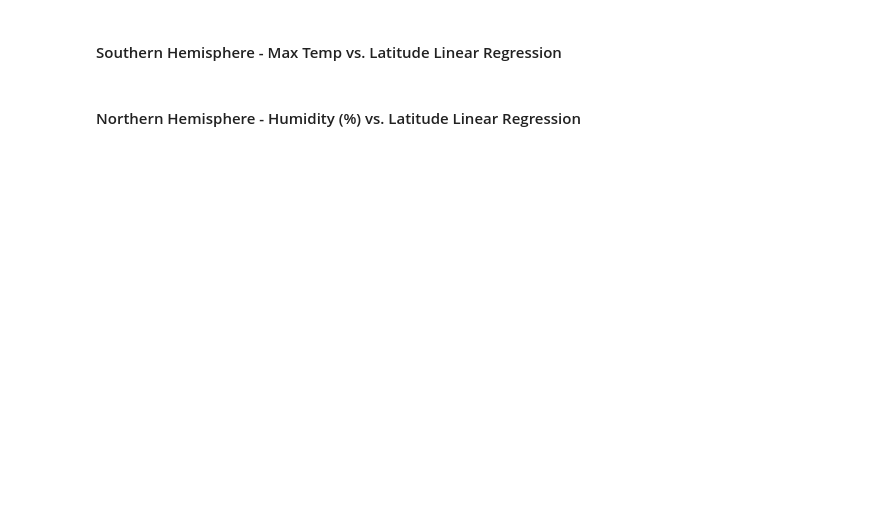
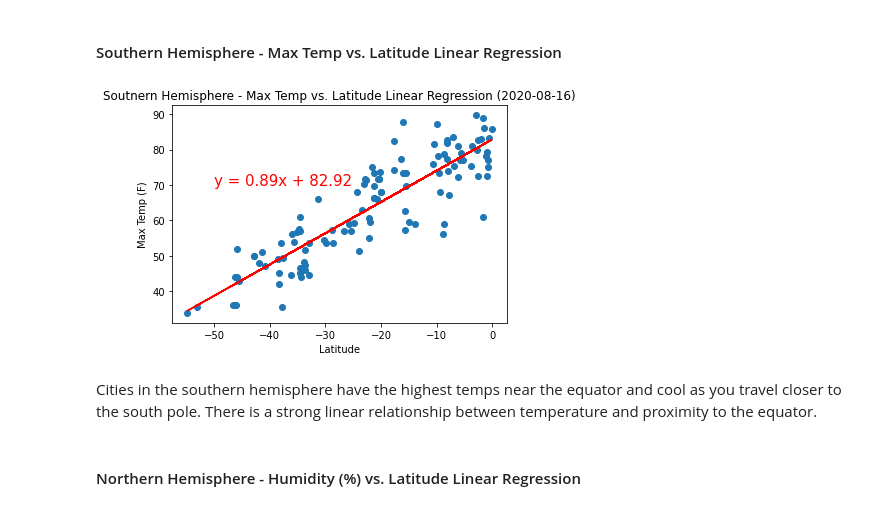
Before and after one commit to ramirezgc/python-api-challenge, a Jupyter notebook: WeatherPy/WeatherPy.ipynb, the cells around one changed output. Drawn from its saved outputs; the diff is of its cells as text; code cells hidden in the pictures; blank space fills up the shorter version.

```diff
--- a/WeatherPy/WeatherPy.ipynb
+++ b/WeatherPy/WeatherPy.ipynb
@@ -229,4 +268,19 @@ plt.show()
 # %% [markdown]
 ####  Southern Hemisphere - Max Temp vs. Latitude Linear Regression
+# %%
+equation = linear_regression(south_df["Lat"], south_df["Max Temp"])
+annotate(equation, -50, 70)
+
+plt.title(f"Soutnern Hemisphere - Max Temp vs. Latitude Linear Regression ({city_date})")
+plt.xlabel("Latitude")
+plt.ylabel("Max Temp (F)")
+
+#print(f"The r-squared is : {rvalue**2}")
+
+plt.savefig("Southern Hemisphere - Max Temp vs. Latitude Linear Regression.png")
+# %% [output]
+[figure, added]
+# %% [markdown]
+Cities in the southern hemisphere have the highest temps near the equator and cool as you travel closer to the south pole. There is a strong linear relationship between temperature and proximity to the equator.
 # %% [markdown]
 ####  Northern Hemisphere - Humidity (%) vs. Latitude Linear Regression
```
Also changed, not shown: parts of 31 cells of this notebook, 17 other files.
